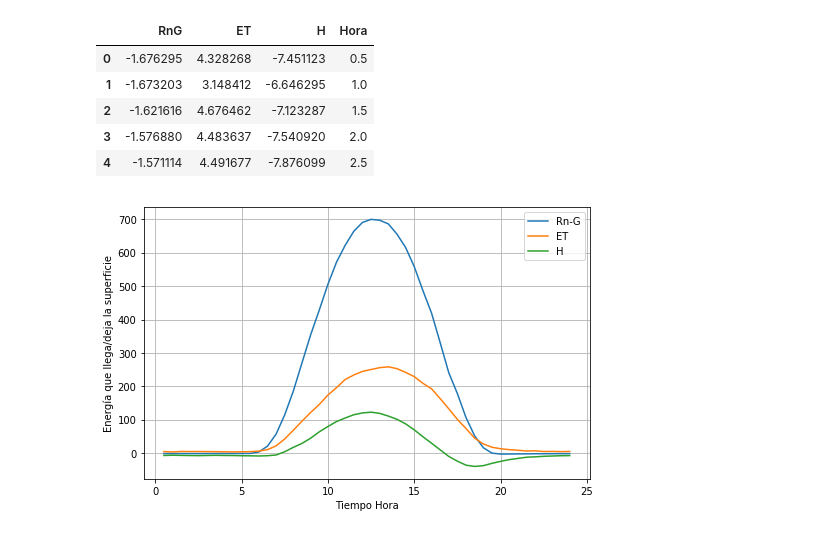
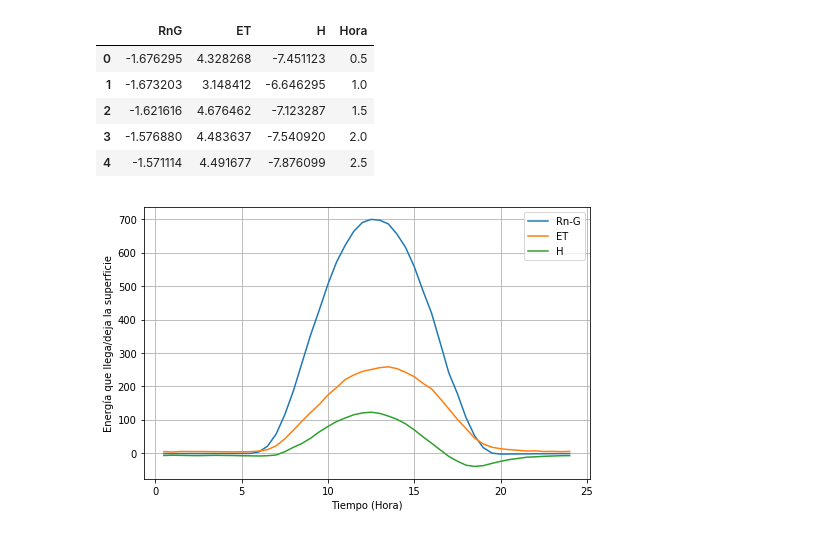
Before and after one commit to FidelNavarro/computacional, a Jupyter notebook: examen2/examen2.ipynb, the cells around one changed output. Cells and saved outputs as stored; diff of their text form; code cells hidden in the pictures.

```diff
--- a/examen2/examen2.ipynb
+++ b/examen2/examen2.ipynb
@@ -329,14 +350,14 @@ df4.head()
 # %%
 plt.figure(1, figsize=(8, 5))
 
 plt.plot(df4.Hora, df4.RnG)
 plt.plot(df4.Hora, df4.ET)
 plt.plot(df4.Hora, df4.H)
 
 plt.ylabel("Energía que llega/deja la superficie")
-plt.xlabel("Tiempo Hora")
+plt.xlabel("Tiempo (Hora)")
 plt.gca().legend(('Rn-G','ET',"H"))
 plt.grid(True)
 plt.show()
 # %% [output]
-[figure, old version]
+[figure, new version]
```
Also changed, not shown: parts of 3 cells of this notebook.
